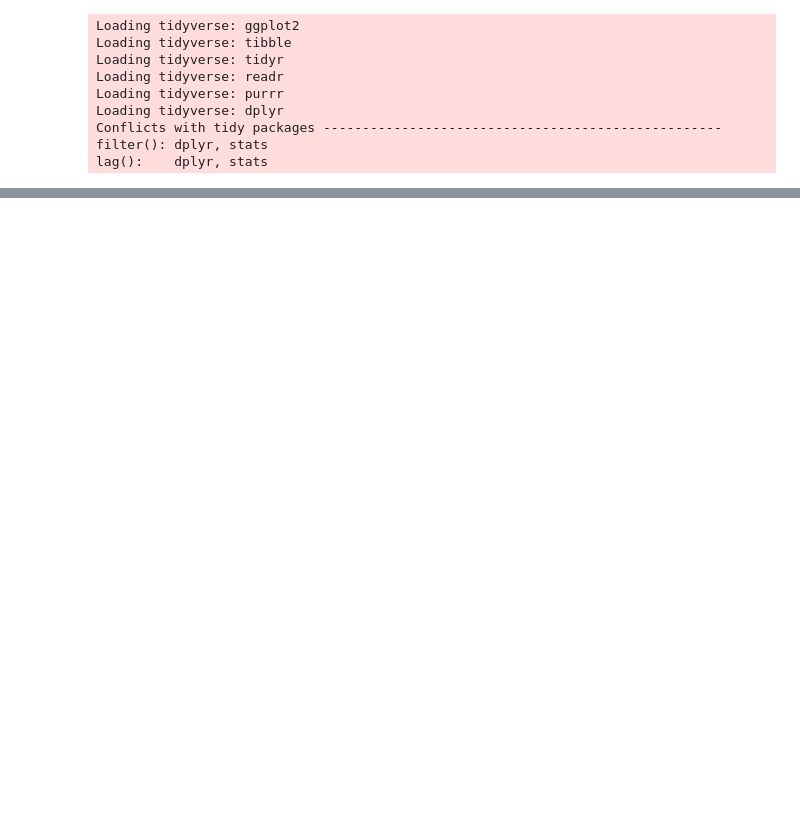
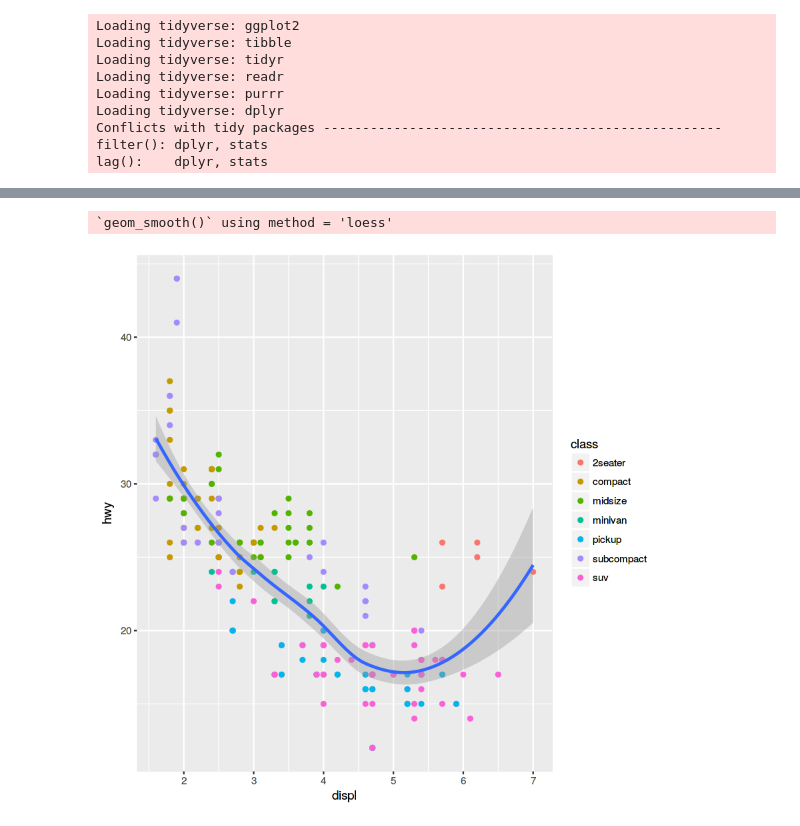
Before and after one commit to IAARhub/iaar_template, a Jupyter notebook: content/notebooks/IntroR.ipynb, the cells around one changed output, grey strips where cells are left out. Drawn from its saved outputs; the diff is of its cells as text; code cells hidden in the pictures; blank space fills up the shorter version.

```diff
--- a/content/notebooks/IntroR.ipynb
+++ b/content/notebooks/IntroR.ipynb
@@ -336,0 +285,8 @@ p + geom_violin(scale = "width")
+# %%
+# Graficando los datos con ggplot
+ggplot(data = mpg, mapping = aes(x = displ, y = hwy)) +
+  geom_point(mapping = aes(color = class)) +
+  geom_smooth()
+# %% [output]
+`geom_smooth()` using method = 'loess'
+[figure, added]
```
Also changed, not shown: parts of 35 cells of this notebook, 1 other file.
